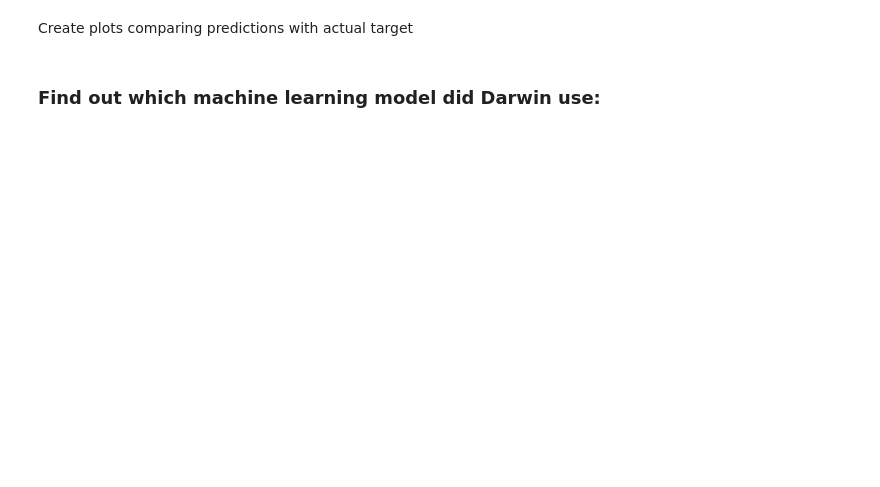
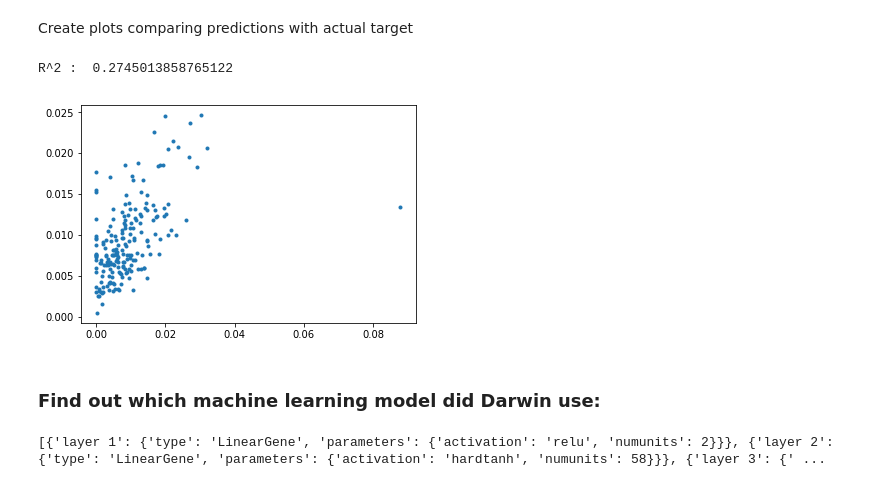
Before and after one commit to justin-kang/CS-363D-Project, a Jupyter notebook: Darwin Project.ipynb, the cells around one changed output. Cells and saved outputs as stored; diff of their text form; code cells hidden in the pictures; blank space fills up the shorter version.

Commit message:
jupyter notebook with training and testing output

```diff
--- a/Darwin Project.ipynb
+++ b/Darwin Project.ipynb
@@ -58,0 +63,8 @@ if not status:
+# %%
+def strip_extra_chars(row, column, char):
+    if row[column] == 'N/A**':
+        return np.nan
+    new_val = float(row[column].strip(char).replace(",", ""))
+    if char == "%":
+        return new_val / 100.0 #have to divide by 100 for percents
+    return new_val
@@ -58,0 +146,5 @@ if not status:
+# %%
+start =int(labeled_df.shape[0]/5)
+training_set = labeled_df.iloc[start:, :]
+training_set.to_csv('training_data.csv', index=False)
+training_set.head()
@@ -130,6 +190,6 @@ We will now build a model that will learn the class labels in the target column.
 # %%
-model = target + "_model0" + ts
-status, job_id = ds.create_model(dataset_names = 'pruned_data.csv', \
+model = "Labels" + "_model8_" + ts
+status, job_id = ds.create_model(dataset_names = "training_data.csv", \
                                  model_name =  model, \
                                  max_train_time = '00:02')
 if status:
@@ -176,6 +258,6 @@ feature_importance[:10]
 ### Predictions
 **Perform model prediction on the the training dataset.**
 # %%
-status, artifact = ds.run_model(DATASET_NAME, model)
+status, artifact = ds.run_model("training_data.csv", model)
 sleep(1)
 ds.wait_for_job(artifact['job_name'])
@@ -188,11 +281,16 @@ prediction.head()
 Create plots comparing predictions with actual target
 # %%
 #Plot predictions vs actual
-plt.plot(df[target], prediction[target], '.')
-plt.plot([0,2.3e7],[0,2.3e7],'--k')
-print('R^2 : ', r2_score(df[target], prediction[target]))
+plt.plot(training_set["2017-2018"], prediction["2017-2018"], '.')
+#plt.plot([0,2.3e7],[0,2.3e7],'--k')
+print('R^2 : ', r2_score(training_set["2017-2018"], prediction["2017-2018"]))
+# %% [output]
+R^2 :  0.2745013858765122
+[figure, added]
 # %% [markdown]
 ### Find out which machine learning model did Darwin use:
 # %%
 status, model_type = ds.lookup_model_name(model)
 print(model_type['description']['best_genome'])
+# %% [output]
+[{'layer 1': {'type': 'LinearGene', 'parameters': {'activation': 'relu', 'numunits': 2}}}, {'layer 2': {'type': 'LinearGene', 'parameters': {'activation': 'hardtanh', 'numunits': 58}}}, {'layer 3': {' ...
```
Also changed, not shown: parts of 38 cells of this notebook.
